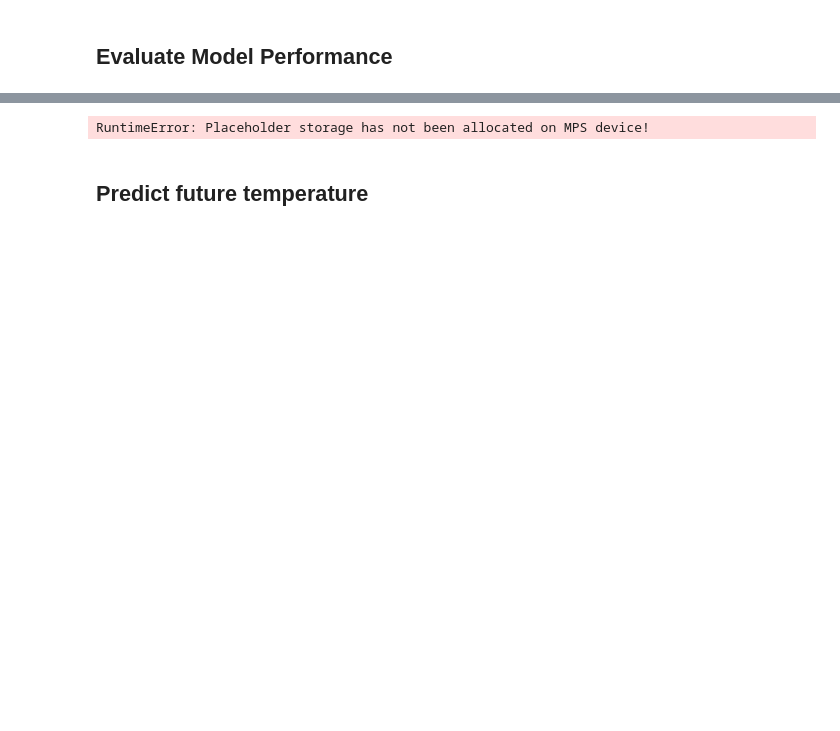
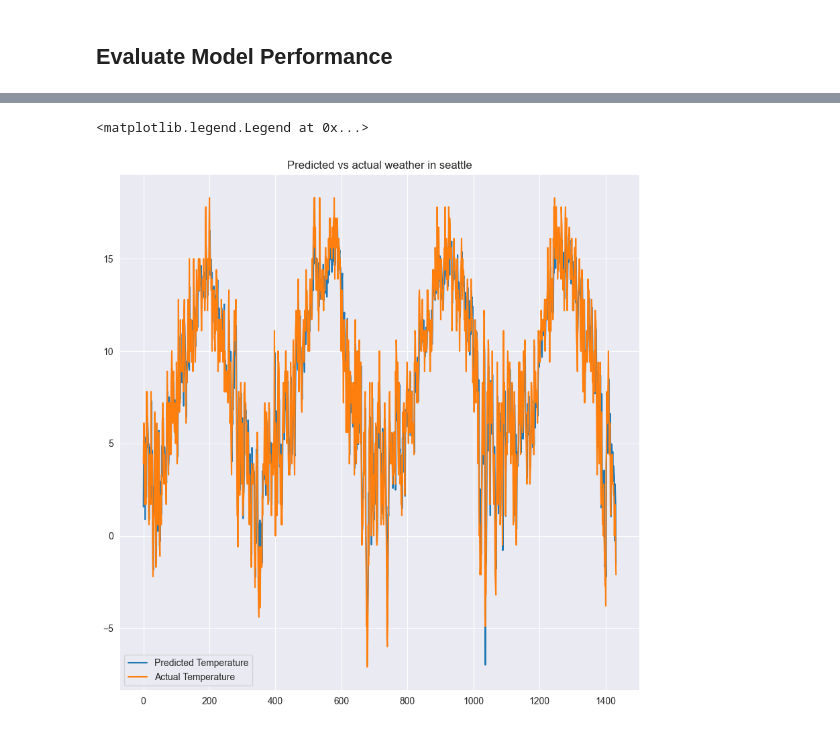
Before and after one commit to lLukii/Seattle-Weather-Forecast, a Jupyter notebook: pred.ipynb, the cells around one changed output, grey strips where cells are left out. Cells and saved outputs as stored; diff of their text form; code cells hidden in the pictures; blank space fills up the shorter version.

```diff
--- a/pred.ipynb
+++ b/pred.ipynb
@@ -232,13 +234,12 @@ Text(0, 0.5, 'Loss')
 # %%
-model_pred = model(torch.tensor(pred_x, dtype=torch.float32).reshape(-1, sequence_length, 1).to(device))
+model_pred = model(torch.tensor(pred_x, dtype=torch.float32))
 model_pred = model_pred.detach().cpu().numpy()
-
+# model_pred
 plt.figure(figsize=(10, 10))
 plt.title("Predicted vs actual weather in seattle")
 plt.plot(model_pred, label="Predicted Temperature")
 plt.plot(pred_y, label="Actual Temperature")
 plt.legend()
 # %% [output]
-RuntimeError: Placeholder storage has not been allocated on MPS device!
+<matplotlib.legend.Legend at 0x...>
+[figure, added]
-# %% [markdown]
-## Predict future temperature
```
Also changed, not shown: parts of 5 cells of this notebook.
